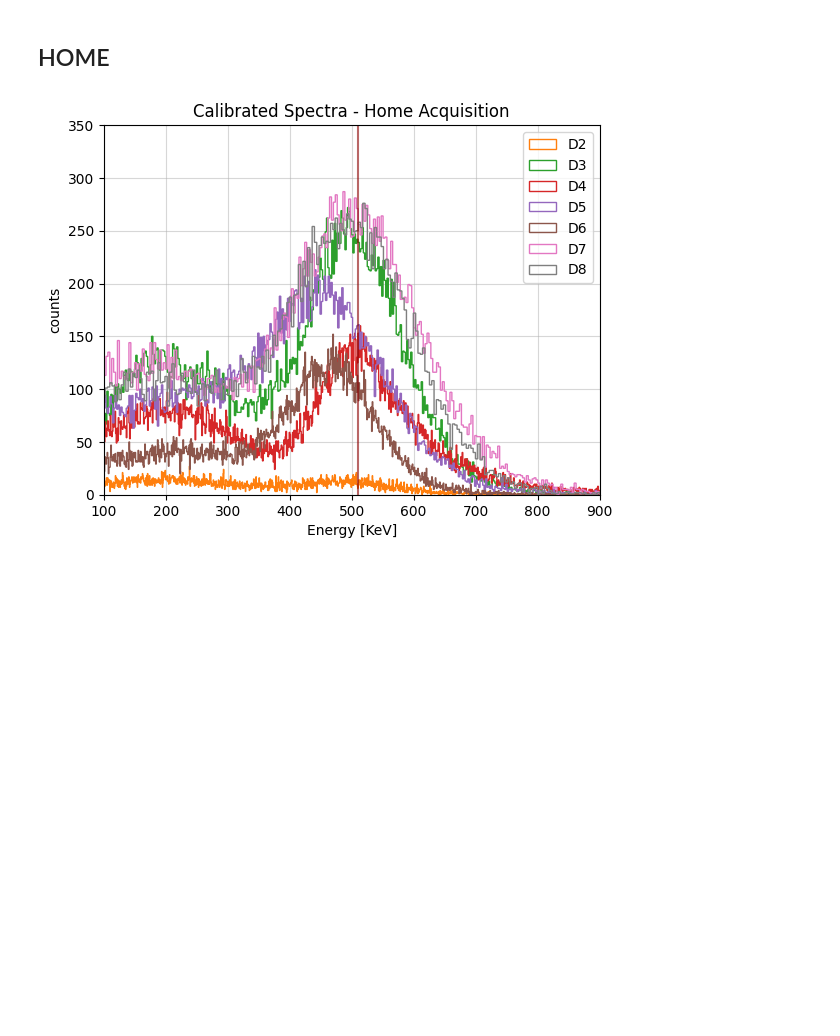
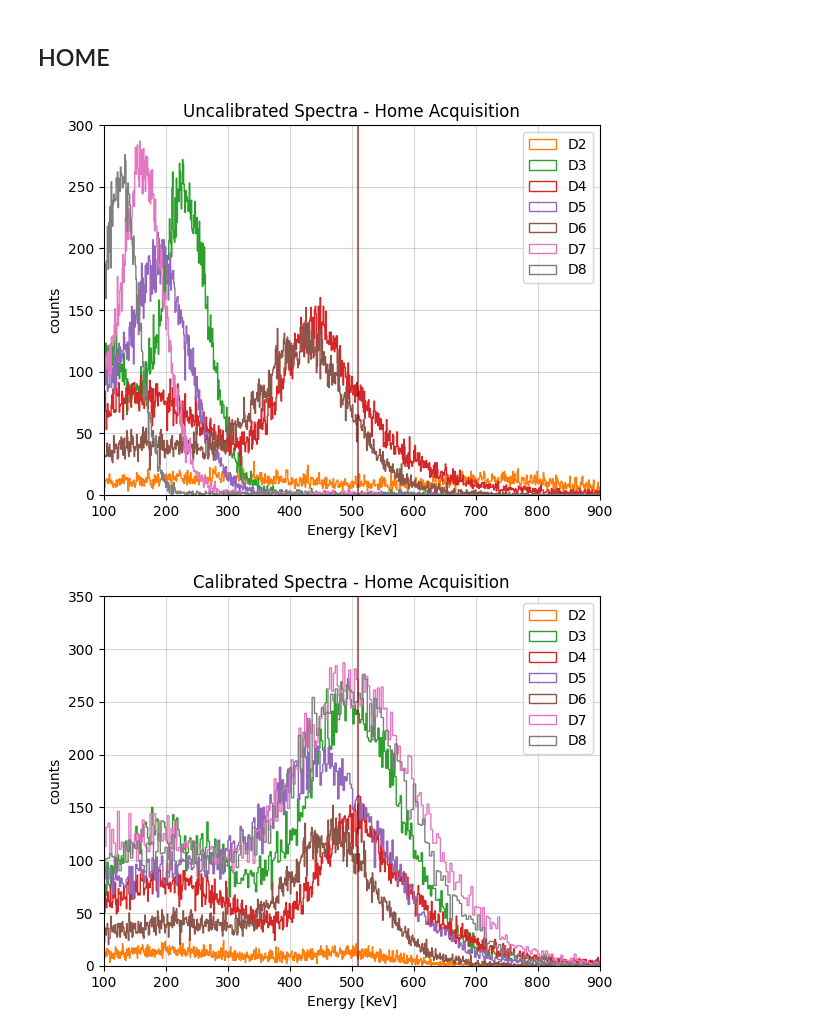
Before and after one commit to b3n3d3tt4/imaging, a Jupyter notebook: analisi.ipynb, the cells around one changed output. Saved outputs shown, nothing was run; the diff lists cells and outputs as text; code cells hidden in the pictures; blank space fills up the shorter version.

```diff
--- a/analisi.ipynb
+++ b/analisi.ipynb
@@ -313,6 +313,28 @@ hm_d7_def = hm_d7_calib[hm_d7_calib != 0]
 hm_d8 = np.asarray(home_d8['Data_R;1']['Energy'].array())
 hm_d8_calib = hm_d8 * calibrazioneD8[0] + calibrazioneD8[1]
 hm_d8_def = hm_d8_calib[hm_d8_calib != 0]
+# %%
+default_colors = plt.rcParams['axes.prop_cycle'].by_key()['color']
+#plt.hist(hm_d1_def, bins=int(hm_d1.max()), histtype='step', label='D1', color=default_colors[0])
+plt.hist(hm_d2, bins=int(hm_d2.max()), histtype='step', label='D2', color=default_colors[1])
+plt.hist(hm_d3, bins=int(hm_d3.max()), histtype='step', label='D3', color=default_colors[2])
+plt.hist(hm_d4, bins=int(hm_d4.max()), histtype='step', label='D4', color=default_colors[3])
+plt.hist(hm_d5, bins=int(hm_d5.max()), histtype='step', label='D5', color=default_colors[4])
+plt.hist(hm_d6, bins=int(hm_d6.max()), histtype='step', label='D6', color=default_colors[5])
+plt.hist(hm_d7, bins=int(hm_d7.max()), histtype='step', label='D7', color=default_colors[6])
+plt.hist(hm_d8, bins=int(hm_d8.max()), histtype='step', label='D8', color=default_colors[7])
+plt.axvline(x=511, color='darkred', alpha=0.6)
+plt.title(r'Uncalibrated Spectra - Home Acquisition')
+plt.xlabel('Energy [KeV]')
+plt.ylabel('counts')
+plt.ylim(0, 300)
+plt.xlim(100, 900)
+plt.grid(alpha=0.5)
+plt.legend()
+plt.savefig('grafici/uncalib_home.pdf', format='pdf', dpi=700, bbox_inches='tight')
+plt.show()
+# %% [output]
+[figure, added]
 # %%
 default_colors = plt.rcParams['axes.prop_cycle'].by_key()['color']
 #plt.hist(hm_d1_def, bins=int(hm_d1.max()), histtype='step', label='D1', color=default_colors[0])
```
Also changed, not shown: parts of 2 cells of this notebook.
